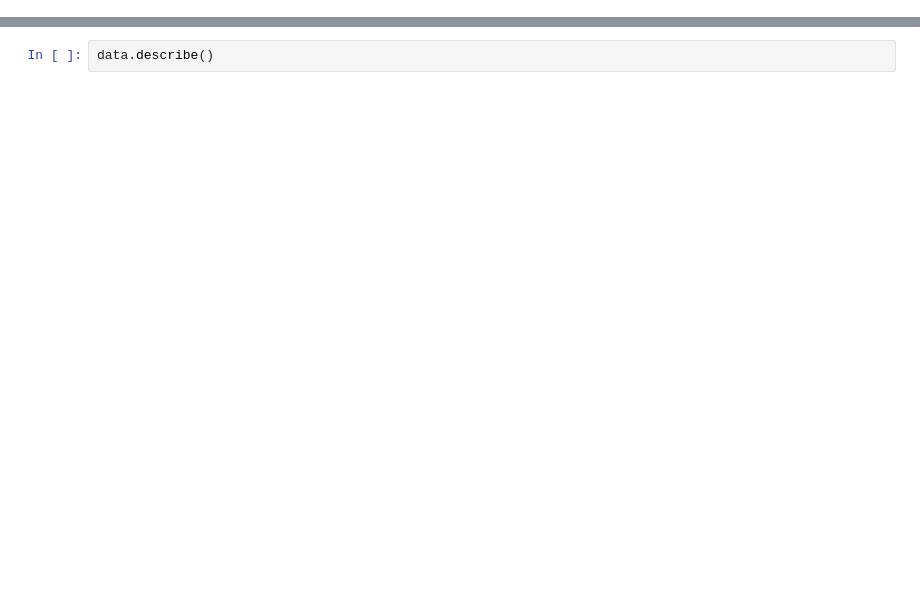
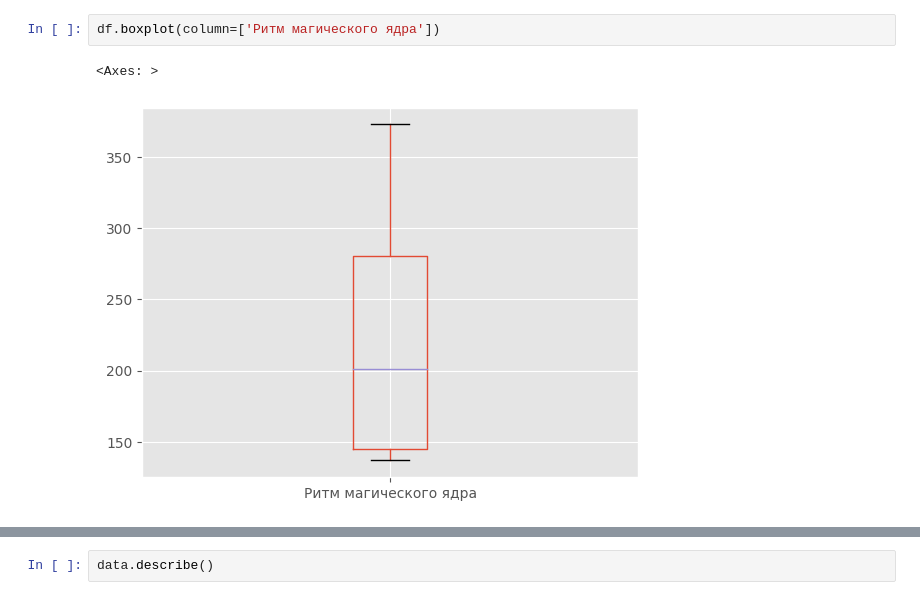
Before and after one commit to Theocroft/GPN-Intelligence-Cup-2024, a Jupyter notebook: Test.ipynb, the cells around one changed output, grey strips where cells are left out. Saved outputs shown, nothing was run; the diff lists cells and outputs as text; blank space fills up the shorter version.

```diff
--- a/Test.ipynb
+++ b/Test.ipynb
@@ -8,0 +183,5 @@ data = pd.read_csv("data.csv")
+# %%
+df.boxplot(column=['Ритм магического ядра'])
+# %% [output]
+<Axes: >
+[figure, added]
```
Also changed, not shown: parts of 35 cells of this notebook.
